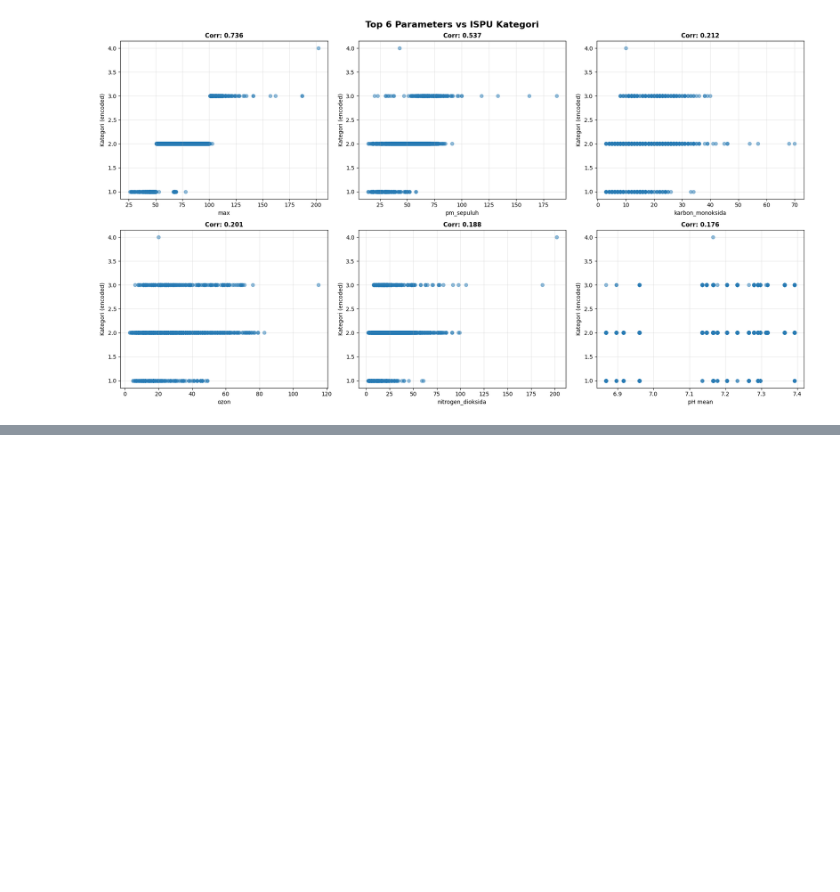
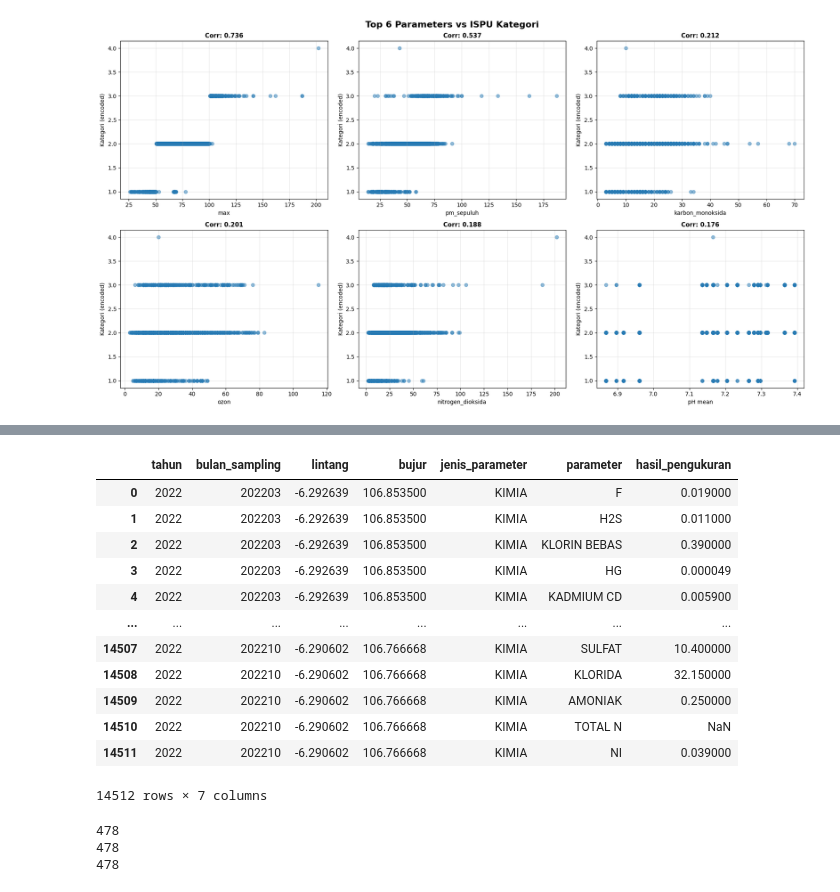
Before and after one commit to DanishRitonga/datavidia-penyisihan, a Jupyter notebook: main.ipynb, the cells around one changed output, grey strips where cells are left out. Drawn from its saved outputs; the diff is of its cells as text; code cells hidden in the pictures; blank space fills up the shorter version.

```diff
--- a/main.ipynb
+++ b/main.ipynb
@@ -864,12 +696,0 @@ Successfully installed camelot-py-1.0.9 cffi-2.0.0 chardet-5.2.0 click-8.3.1 cry
-# %%
-import tabula
-
-# Read pdf into a list of DataFrames
-dfs = tabula.read_pdf("data/airSungai/airsungai_2015_1.pdf", pages='all')
-
-# Since the table spans one page, the first element is your table
-df = dfs[0]
-
-# Save it to Excel or CSV
-# df.to_csv("river_data.csv", index=False)
-print(df.head())
@@ -965,0 +699,24 @@ memory usage: 5.2 KB
+# %%
+def correct_num_format(df, cols):
+    """
+    Convert European number format (dot as thousands, comma as decimal) to standard format.
+
+    Parameters:
+    -----------
+    df : pd.DataFrame
+        DataFrame to modify (modified in-place)
+    cols : list
+        List of column names to convert
+    """
+    for col in cols:
+        if col in df.columns:
+            df[col] = (
+                df[col]
+                .astype(str)
+                .str.replace('.', '', regex=False)      # Remove thousands separator
+                .str.replace(',', '.', regex=False)      # Replace decimal separator
+                .replace(['', 'nan', 'None'], pd.NA)     # Handle empty/null strings
+            )
+            df[col] = pd.to_numeric(df[col], errors='coerce')
+
+    return df
@@ -965,0 +1129,4 @@ memory usage: 5.2 KB
+# %%
+sungai_df = pd.read_csv('sungai2022.csv', sep = ";")
+sungai_df = correct_num_format(sungai_df, ['lintang', 'bujur', 'hasil_pengukuran'])
+sungai_df = sungai_df[['tahun', 'bulan_sampling', 'lintang', 'bujur','jenis_parameter', 'parameter', 'hasil_pengukuran']]
@@ -965,0 +1149,16 @@ memory usage: 5.2 KB
+# %%
+sungai_df
+# %% [output]
+|  | tahun | bulan_sampling | lintang | bujur | jenis_parameter | parameter | hasil_pengukuran |
+| 0 | 2022 | 202203 | -6.292639 | 106.853500 | KIMIA | F | 0.019000 |
+| 1 | 2022 | 202203 | -6.292639 | 106.853500 | KIMIA | H2S | 0.011000 |
+| 2 | 2022 | 202203 | -6.292639 | 106.853500 | KIMIA | KLORIN BEBAS | 0.390000 |
+| 3 | 2022 | 202203 | -6.292639 | 106.853500 | KIMIA | HG | 0.000049 |
+| 4 | 2022 | 202203 | -6.292639 | 106.853500 | KIMIA | KADMIUM CD | 0.005900 |
+| ... | ... | ... | ... | ... | ... | ... | ... |
+| 14507 | 2022 | 202210 | -6.290602 | 106.766668 | KIMIA | SULFAT | 10.400000 |
+| 14508 | 2022 | 202210 | -6.290602 | 106.766668 | KIMIA | KLORIDA | 32.150000 |
+| 14509 | 2022 | 202210 | -6.290602 | 106.766668 | KIMIA | AMONIAK | 0.250000 |
+| 14510 | 2022 | 202210 | -6.290602 | 106.766668 | KIMIA | TOTAL N | NaN |
+| 14511 | 2022 | 202210 | -6.290602 | 106.766668 | KIMIA | NI | 0.039000 |
+14512 rows × 7 columns
@@ -965,0 +1171,14 @@ memory usage: 5.2 KB
+# %%
+sungai_df = sungai_df.groupby(['tahun', 'bulan_sampling', 'lintang', 'bujur', 'jenis_parameter', 'parameter'], as_index=False)['hasil_pengukuran'].mean()
+
+sungai_dfs = []
+for param in params_sungai:
+    _sungai_df = sungai_df[sungai_df['jenis_parameter'] == param]
+    _sungai_df = _sungai_df.pivot(index=index_columns, columns=parameter_columns, values=value_columns)
+    _sungai_df = _sungai_df.reset_index()
+    print(len(_sungai_df))
+    sungai_dfs.append(_sungai_df)
+# %% [output]
+478
+478
+478
```
Also changed, not shown: parts of 71 cells of this notebook, 7 other files.
